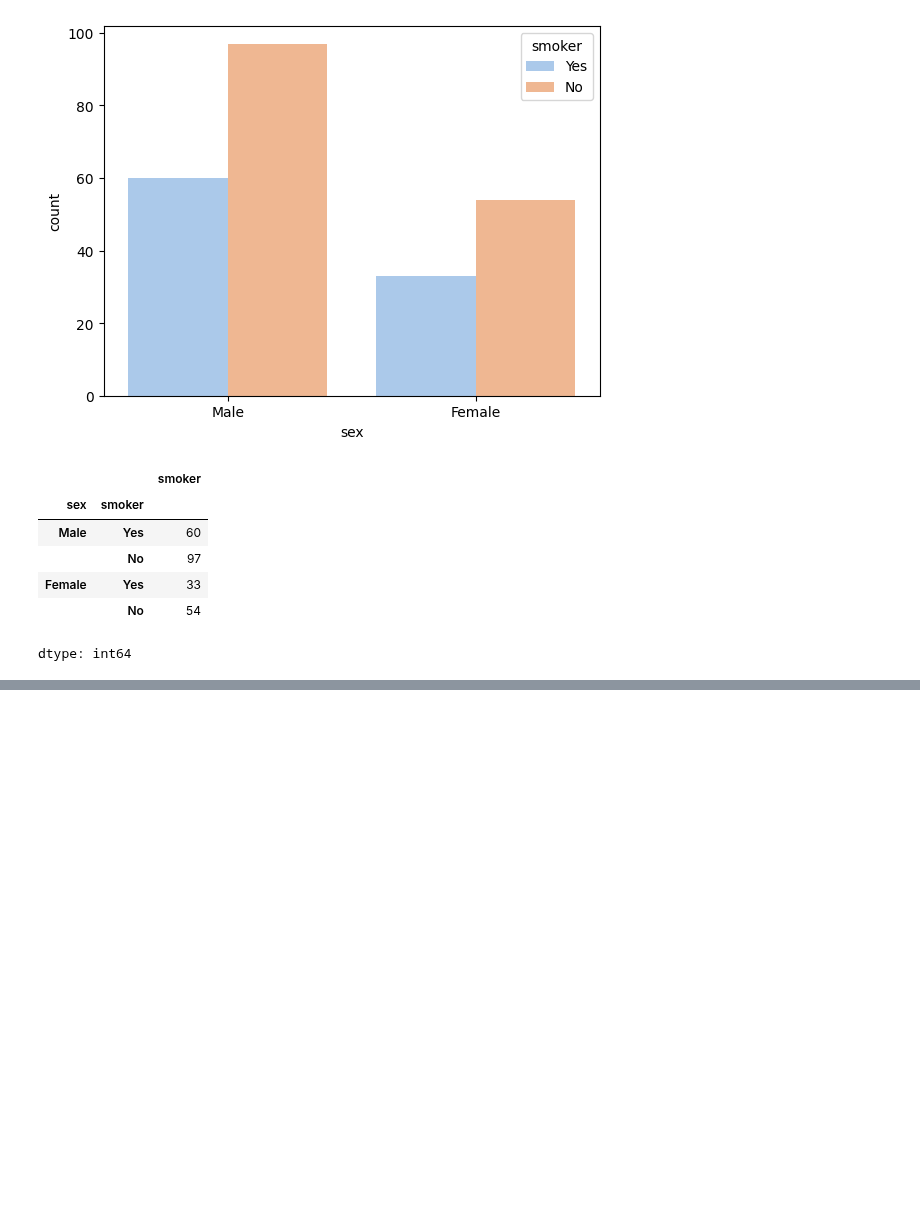
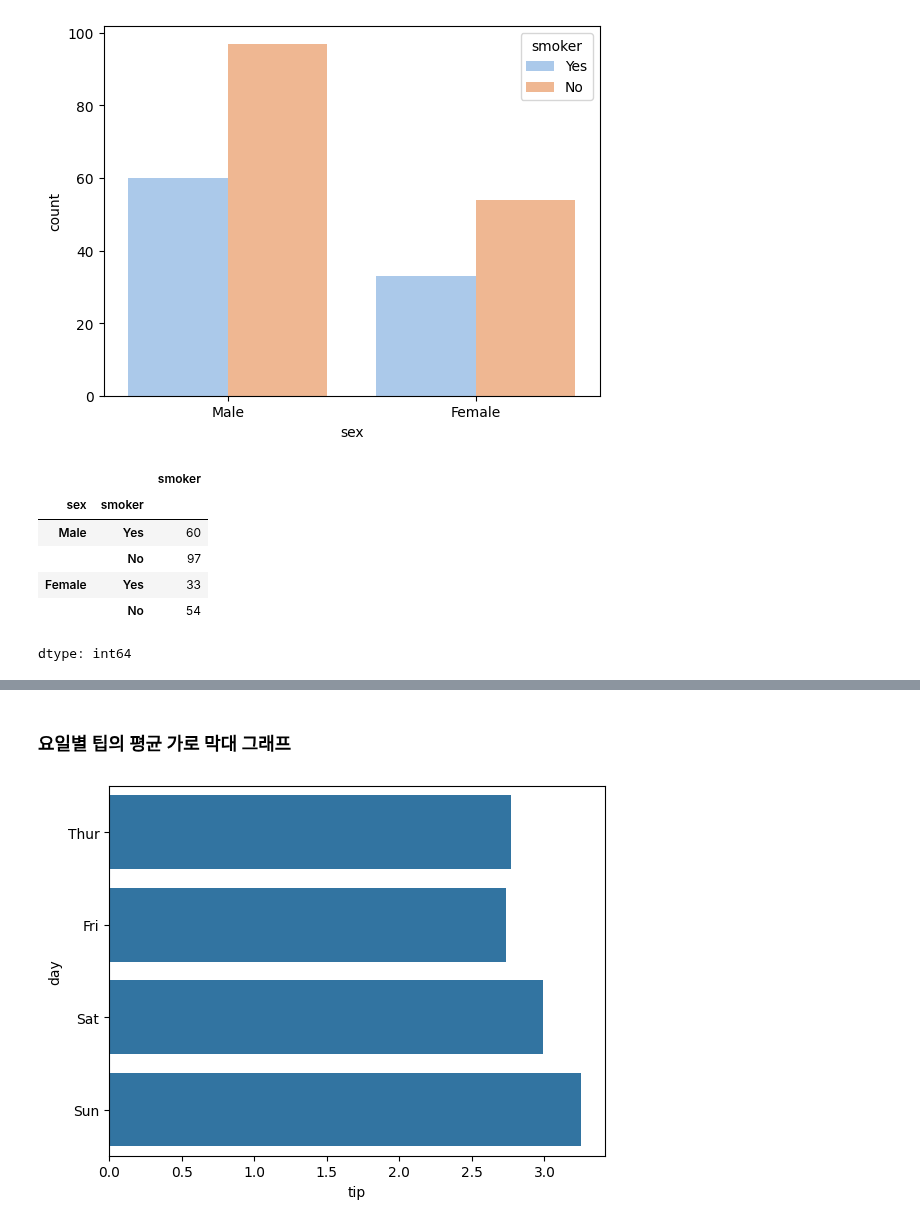
Before and after one commit to JakeOh/202511_BD53, a Jupyter notebook: lab_python/da05_seaborn.ipynb, the cells around one changed output, grey strips where cells are left out. Drawn from its saved outputs; the diff is of its cells as text; code cells hidden in the pictures; blank space fills up the shorter version.

```diff
--- a/lab_python/da05_seaborn.ipynb
+++ b/lab_python/da05_seaborn.ipynb
@@ -336,0 +381,7 @@ dtype: int64
+# %% [markdown]
+### 요일별 팁의 평균 가로 막대 그래프
+# %%
+sns.barplot(data=tips, x='tip', y='day', errorbar=None)
+plt.show()
+# %% [output]
+[figure, added]
```
Also changed, not shown: parts of 14 cells of this notebook.
